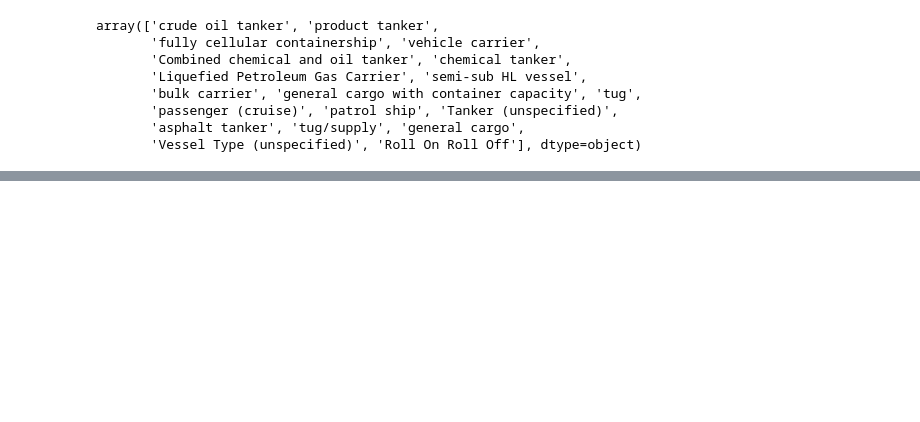
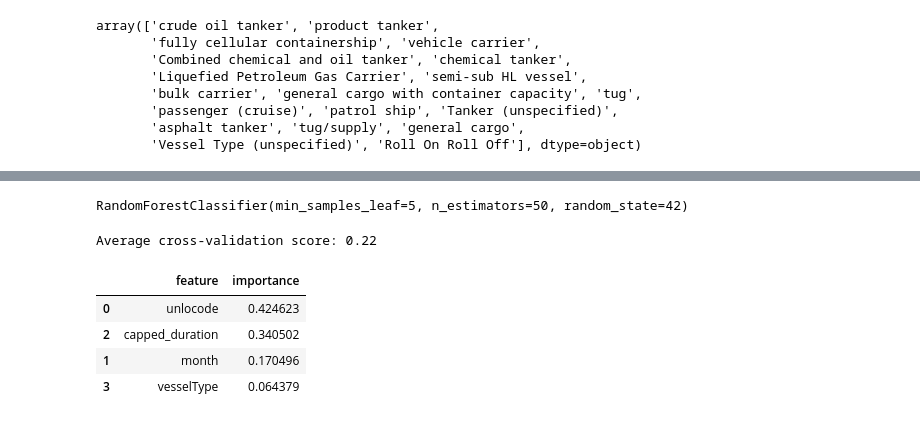
Before and after one commit to SySyAli/ais_port_prediction, a Jupyter notebook: notebooks/random_forest.ipynb, the cells around one changed output, grey strips where cells are left out. Saved outputs shown, nothing was run; the diff lists cells and outputs as text; code cells hidden in the pictures; blank space fills up the shorter version.

```diff
--- a/notebooks/random_forest.ipynb
+++ b/notebooks/random_forest.ipynb
@@ -41,0 +131,35 @@ df_cleaned = pre_df[~pre_df["is_last_imo"]]
+# %%
+from sklearn.feature_selection import SelectKBest, f_classif
+from sklearn.ensemble import RandomForestClassifier
+
+
+selector = SelectKBest(f_classif, k=4)
+X_train_reduced = selector.fit_transform(X_train, y_train)
+X_test_reduced = selector.transform(X_test)
+
+model = RandomForestClassifier(n_estimators=50, min_samples_leaf=5, random_state=SEED)
+
+model.fit(X_train_reduced, y_train)
+# %% [output]
+RandomForestClassifier(min_samples_leaf=5, n_estimators=50, random_state=42)
+# %%
+from sklearn.model_selection import cross_val_score
+
+scores = cross_val_score(model, X_train_reduced, y_train, cv=5)
+print("Average cross-validation score: {:.2f}".format(scores.mean()))
+# %% [output]
+Average cross-validation score: 0.22
+# %%
+# check Important features
+feature_importances_df = pd.DataFrame(
+    {"feature": list(X.columns), "importance": model.feature_importances_}
+).sort_values("importance", ascending=False)
+
+# Display
+feature_importances_df
+# %% [output]
+|  | feature | importance |
+| 0 | unlocode | 0.424623 |
+| 2 | capped_duration | 0.340502 |
+| 1 | month | 0.170496 |
+| 3 | vesselType | 0.064379 |
```
Also changed, not shown: parts of 13 cells of this notebook.
